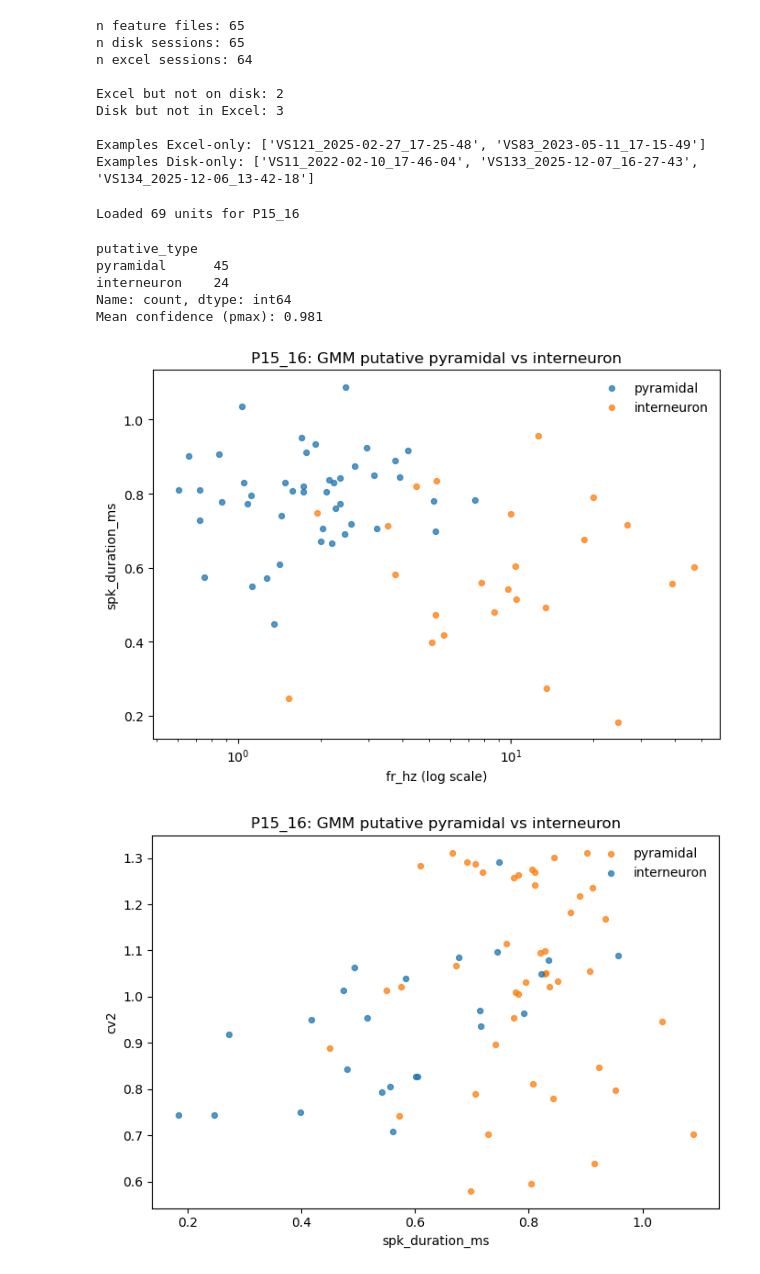
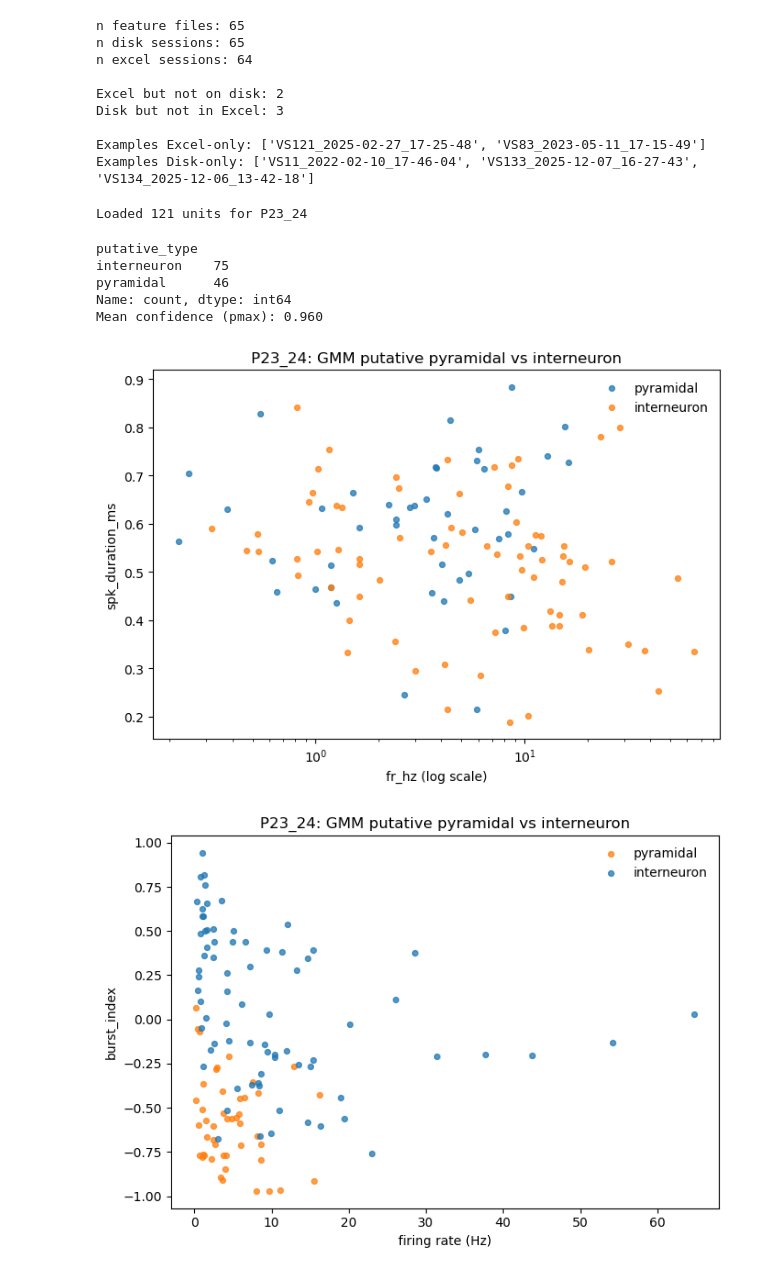
Before and after one commit to tadex909/CA1-cellclass, a Jupyter notebook: notebooks/plot_features.ipynb, the cells around one changed output. Saved outputs shown, nothing was run; the diff lists cells and outputs as text; code cells hidden in the pictures.

```diff
--- a/notebooks/plot_features.ipynb
+++ b/notebooks/plot_features.ipynb
@@ -283,16 +282,17 @@ import pandas as pd
 import matplotlib.pyplot as plt
 from sklearn.mixture import GaussianMixture
 
-age_group = "P15_16"  # change: P15_16, P17_18, P19_20, P21_22, P23_24, P25
+age_group = "P23_24"  # change: P15_16, P17_18, P19_20, P21_22, P23_24, P25
 results_root = Path("../results")
 
 df_age = pd.read_parquet(results_root / age_group / f"{age_group}_clean_units.parquet")
 print(f"Loaded {len(df_age)} units for {age_group}")
 # %% [output]
-Loaded 69 units for P15_16
+Loaded 121 units for P23_24
 # %%
-# Cell 2: fit GMM and assign putative cell type
-feature_cols = ["log_fr", "spk_duration_ms", "cv2", "acg_peak_latency_ms", "spk_asymmetry", "refractory_ms_edge"]
+# Cell 2: fit GMM and assign putative cell type use all features:
+feature_cols = ["fr_hz", "spk_duration_ms",  "acg_peak_latency_ms","spk_asymmetry", "refractory_ms_edge", "burst_index"]
+#feature_cols = ["fr_hz", "spk_duration_ms", "burst_index", "spk_duration_ms"]
 min_units = 20
 random_state = 0
 
@@ -332,10 +332,10 @@ print(d["putative_type"].value_counts())
 print(f"Mean confidence (pmax): {d['gmm_pmax'].mean():.3f}")
 # %% [output]
 putative_type
-pyramidal      45
-interneuron    24
+interneuron    75
+pyramidal      46
 Name: count, dtype: int64
-Mean confidence (pmax): 0.981
+Mean confidence (pmax): 0.960
 # %%
 # Cell 3: visualize
 fig, ax = plt.subplots(figsize=(7, 5))
@@ -354,21 +354,21 @@ plt.show()
 # Optional save
 # d.to_parquet(results_root / age_group / f"{age_group}_gmm_labels.parquet", index=False)
 # %% [output]
-[figure, old version]
+[figure, new version]
 # %%
 fig, ax = plt.subplots(figsize=(7, 5))
 for cell_type, color in [("pyramidal", "tab:orange"), ("interneuron", "tab:blue")]:
     s = d[d["putative_type"] == cell_type]
-    ax.scatter(s["spk_duration_ms"], s["cv2"], s=18, alpha=0.75, label=cell_type, color=color)
+    ax.scatter(s["fr_hz"], s["burst_index"], s=18, alpha=0.75, label=cell_type, color=color)
 
-ax.set_xlabel("spk_duration_ms")
-ax.set_ylabel("cv2")
+ax.set_xlabel("firing rate (Hz)")
+ax.set_ylabel("burst_index")
 ax.set_title(f"{age_group}: GMM putative pyramidal vs interneuron")
 ax.legend(frameon=False)
 plt.tight_layout()
 plt.show()
 
 # Optional save
 # d.to_parquet(results_root / age_group / f"{age_group}_gmm_labels.parquet", index=False)
 # %% [output]
-[figure, old version]
+[figure, new version]
```
Also changed, not shown: parts of 7 cells of this notebook, 6 other files.
